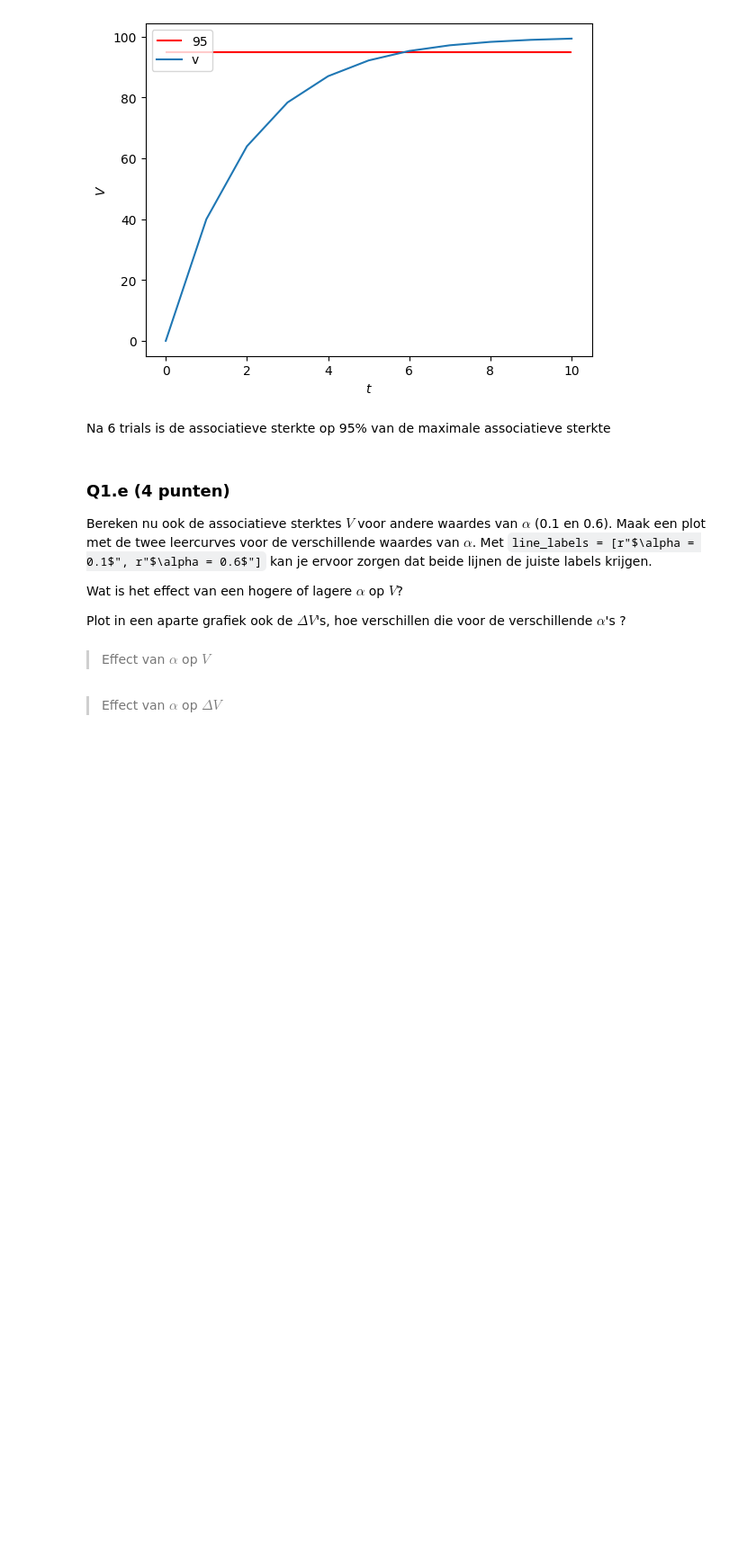
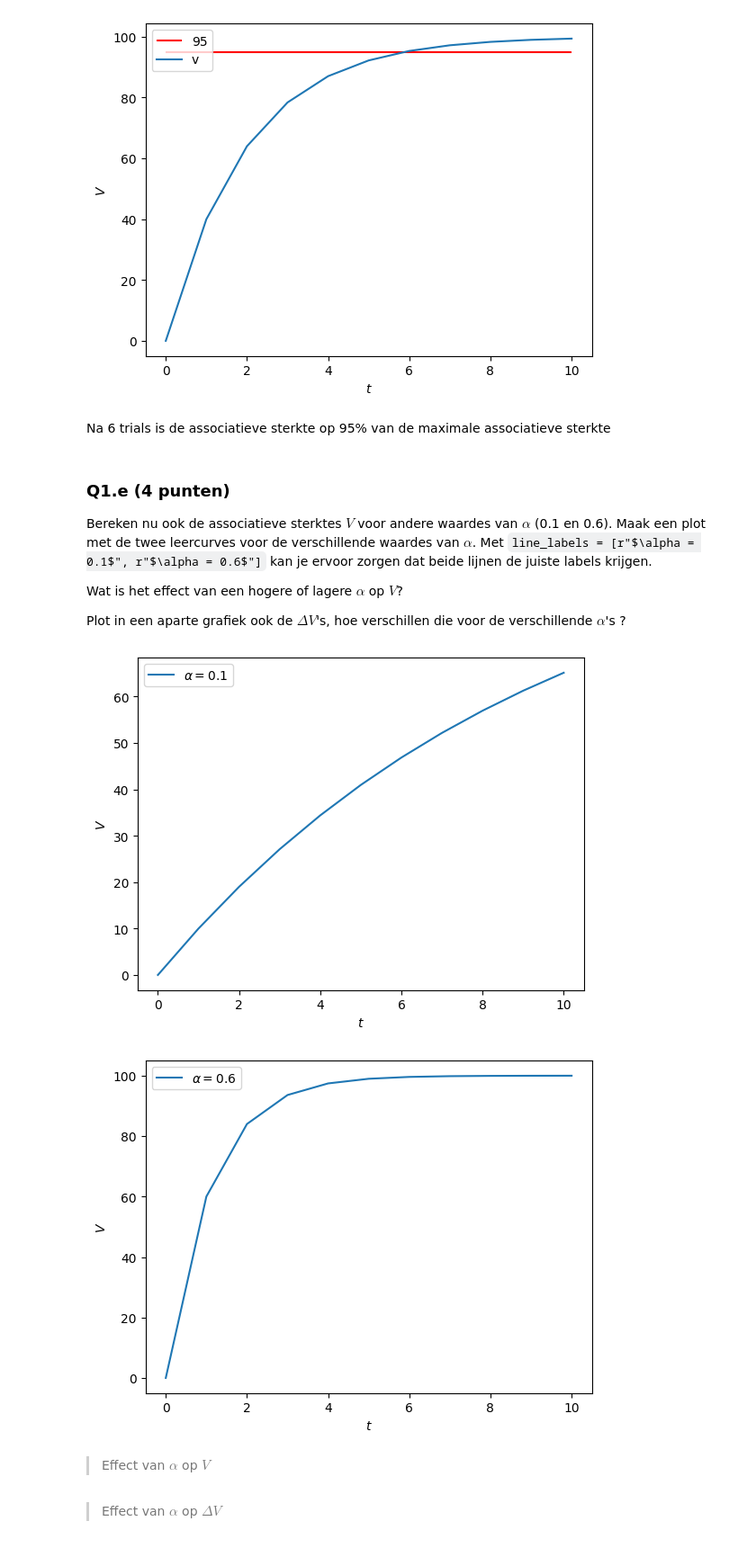
Before and after one commit to xsznr/CogMod, a Jupyter notebook: Assignment 1/Assignment_1.ipynb, the cells around one changed output. Shown at 90% size. Saved outputs shown, nothing was run; the diff lists cells and outputs as text; code cells hidden in the pictures; blank space fills up the shorter version.

```diff
--- a/Assignment 1/Assignment_1.ipynb
+++ b/Assignment 1/Assignment_1.ipynb
@@ -159,8 +159,11 @@ Plot in een aparte grafiek ook de $\Delta V$'s, hoe verschillen die voor de vers
 # %%
 sim_punt1 = rescorla_wagner(0.1, 0, 100, 10)
 sim_punt6 = rescorla_wagner(0.6, 0, 100, 10)
-plot_trials(r"$t$", r"$V$", ['95','v'], sim_punt1[0])
-plot_trials(r"$t$", r"$V$", ['95','v'], sim_punt6[0])
+plot_trials(r"$t$", r"$V$", [r"$\alpha = 0.1$"], sim_punt1[0])
+plot_trials(r"$t$", r"$V$", [r"$\alpha = 0.6$"], sim_punt6[0])
+# %% [output]
+[figure, added]
+[figure, added]
 # %% [markdown]
 > Effect van $\alpha$ op $V$
 # %%
```
